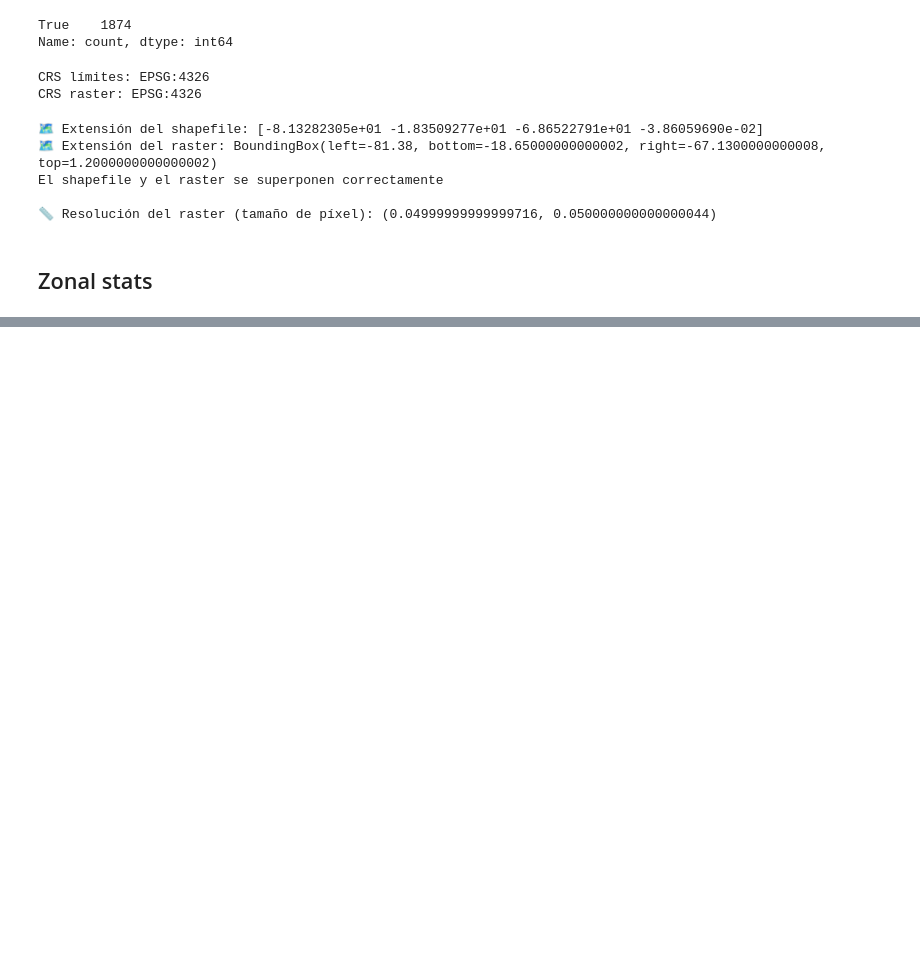
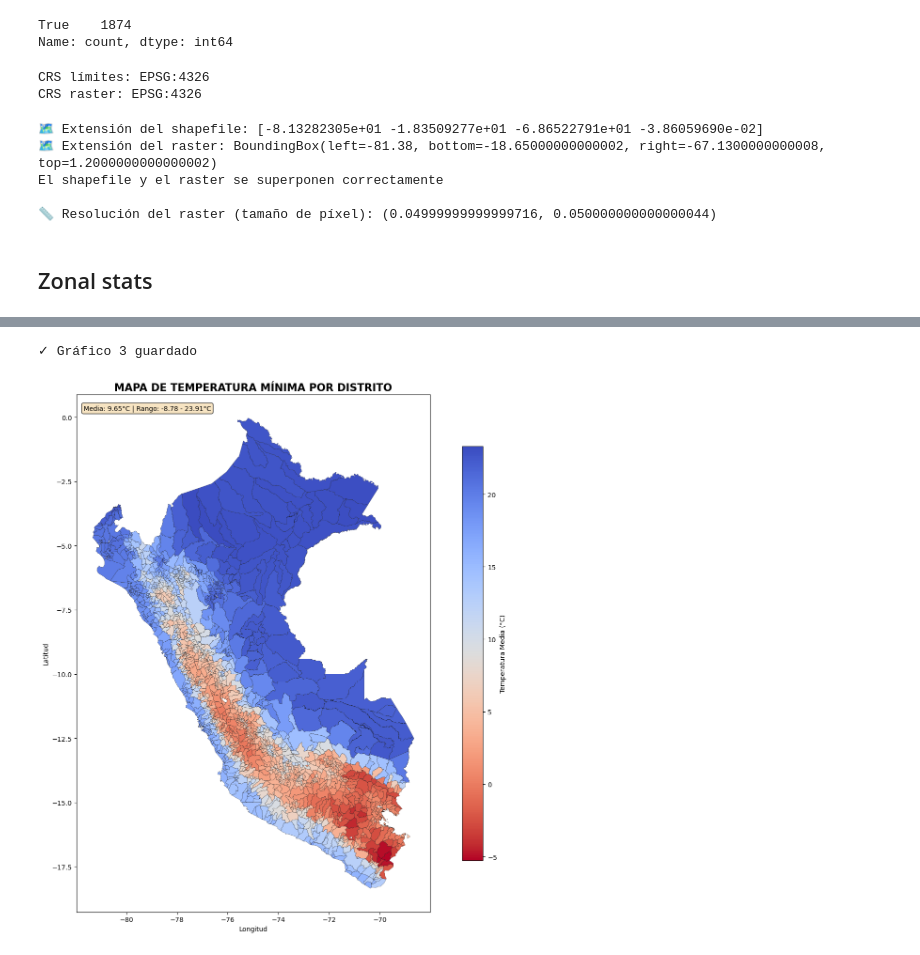
Before and after one commit to danielamartuccelli/Minimum-Temperature-Raster, a Jupyter notebook: data/data.ipynb, the cells around one changed output, grey strips where cells are left out. Drawn from its saved outputs; the diff is of its cells as text; code cells hidden in the pictures; blank space fills up the shorter version.

```diff
--- a/data/data.ipynb
+++ b/data/data.ipynb
@@ -167,0 +294,21 @@ El shapefile y el raster se superponen correctamente
+# %%
+# ========== GRÁFICO 3: MAPA ==========
+fig, ax = plt.subplots(figsize=(14, 12))
+gdf.plot(column='Temp_Media', cmap='coolwarm_r', legend=True, ax=ax,
+         edgecolor='black', linewidth=0.2,
+         legend_kwds={'label': "Temperatura Media (°C)", 'shrink': 0.8})
+ax.set_title('MAPA DE TEMPERATURA MÍNIMA POR DISTRITO', fontsize=16, fontweight='bold')
+ax.set_xlabel('Longitud')
+ax.set_ylabel('Latitud')
+
+textstr = f'Media: {df["Temp_Media"].mean():.2f}°C | Rango: {df["Temp_Min"].min():.2f} - {df["Temp_Max"].max():.2f}°C'
+ax.text(0.02, 0.98, textstr, transform=ax.transAxes, fontsize=10,
+        verticalalignment='top', bbox=dict(boxstyle='round', facecolor='wheat', alpha=0.8))
+
+plt.tight_layout()
+plt.savefig('03_mapa.png', dpi=300, bbox_inches='tight')
+print("✓ Gráfico 3 guardado")
+plt.show()
+# %% [output]
+✓ Gráfico 3 guardado
+[figure, added]
```
Also changed, not shown: parts of 6 cells of this notebook.
